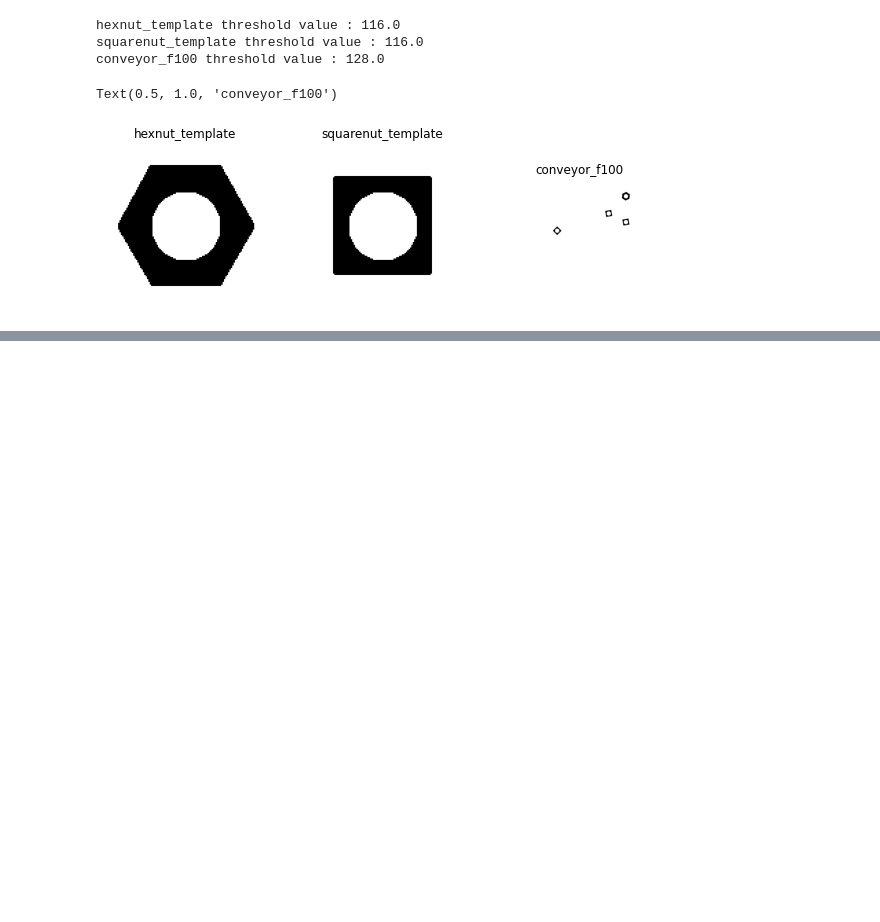
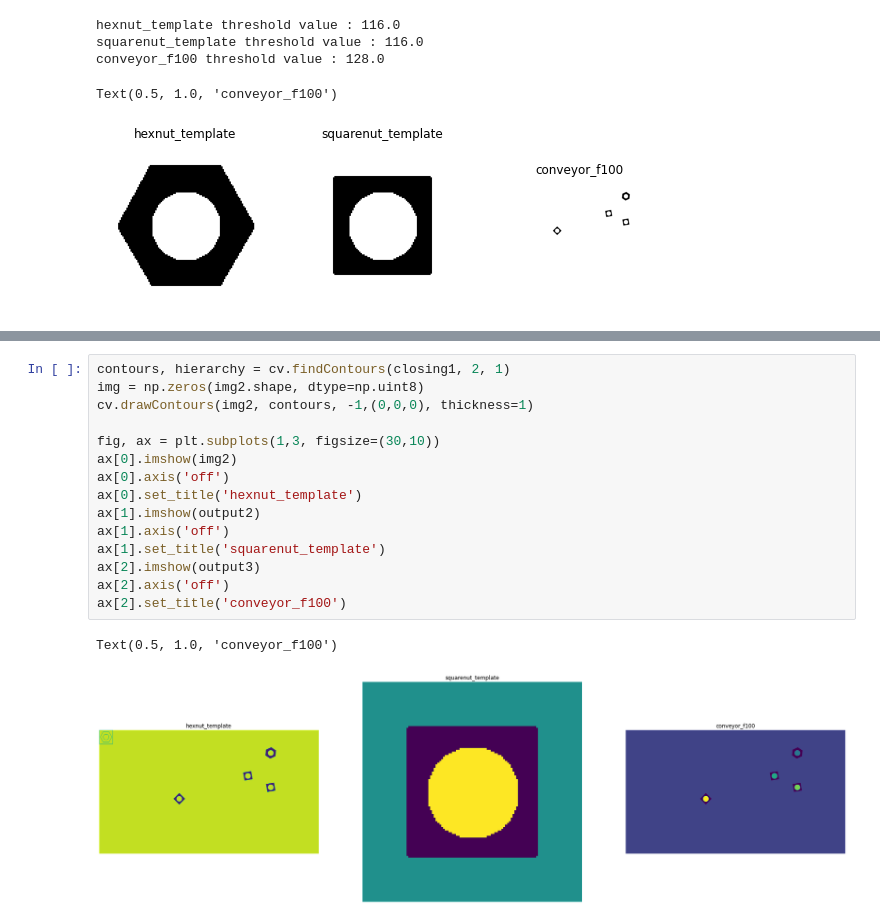
Before and after one commit to RaviduHM99/EN2550-Fundamentals-of-Image-Processing-and-Machine-Vision, a Jupyter notebook: Assignments/Assignment 3/Assignment_03.ipynb, the cells around one changed output, grey strips where cells are left out. Drawn from its saved outputs; the diff is of its cells as text; blank space fills up the shorter version.

```diff
--- a/Assignments/Assignment 3/Assignment_03.ipynb
+++ b/Assignments/Assignment 3/Assignment_03.ipynb
@@ -60,0 +125,18 @@ closing = cv.morphologyEx(img, cv.MORPH_CLOSE, kernel)
+# %%
+contours, hierarchy = cv.findContours(closing1, 2, 1)
+img = np.zeros(img2.shape, dtype=np.uint8)
+cv.drawContours(img2, contours, -1,(0,0,0), thickness=1)
+
+fig, ax = plt.subplots(1,3, figsize=(30,10))
+ax[0].imshow(img2)
+ax[0].axis('off')
+ax[0].set_title('hexnut_template')
+ax[1].imshow(output2)
+ax[1].axis('off')
+ax[1].set_title('squarenut_template')
+ax[2].imshow(output3)
+ax[2].axis('off')
+ax[2].set_title('conveyor_f100')
+# %% [output]
+Text(0.5, 1.0, 'conveyor_f100')
+[figure, added]
```
Also changed, not shown: parts of 6 cells of this notebook.
